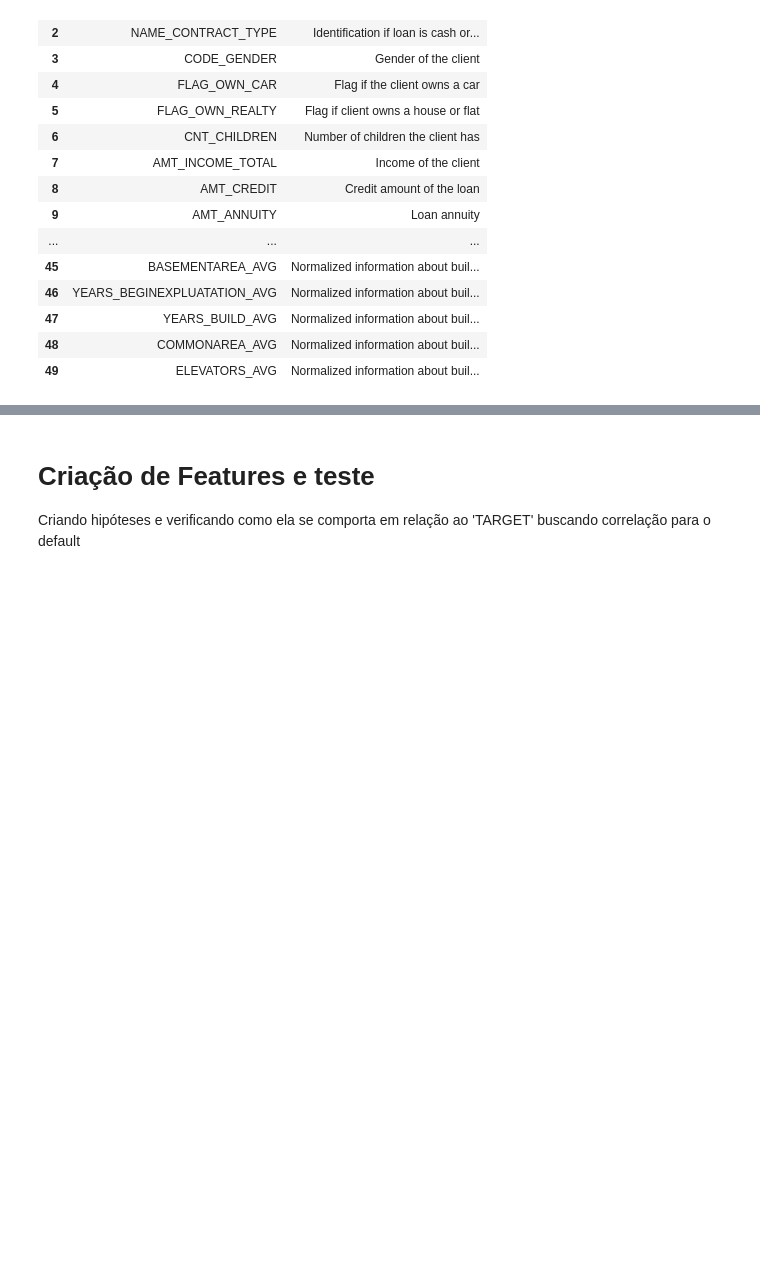
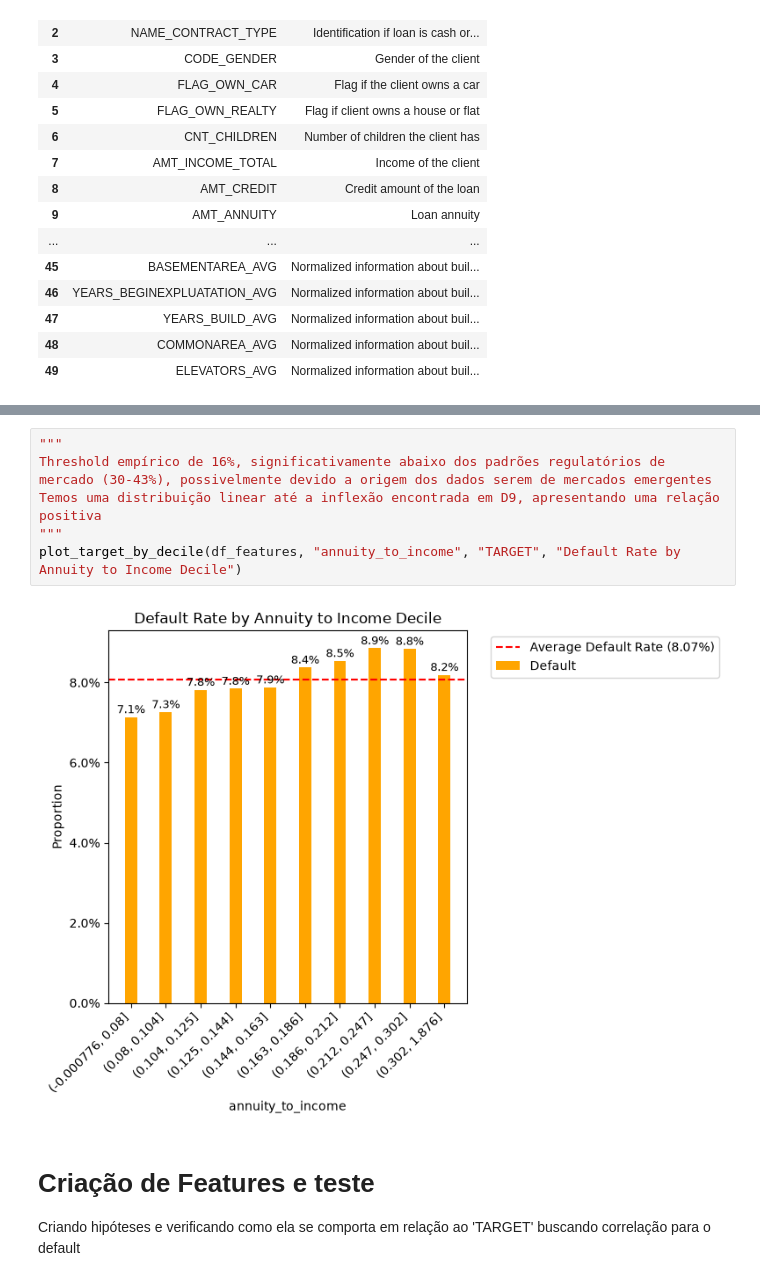
Before and after one commit to GGGBSILVESTRE1/Predicao_inadimplencia, a Jupyter notebook: notebooks/EDA.ipynb, the cells around one changed output, grey strips where cells are left out. Drawn from its saved outputs; the diff is of its cells as text; blank space fills up the shorter version.

```diff
--- a/notebooks/EDA.ipynb
+++ b/notebooks/EDA.ipynb
@@ -282,3 +145,11 @@ ax.legend()
+# %%
+"""
+Threshold empírico de 16%, significativamente abaixo dos padrões regulatórios de mercado (30-43%), possivelmente devido a origem dos dados serem de mercados emergentes
+Temos uma distribuição linear até a inflexão encontrada em D9, apresentando uma relação positiva
+"""
+plot_target_by_decile(df_features, "annuity_to_income", "TARGET", "Default Rate by Annuity to Income Decile")
+# %% [output]
+[figure, added]
 # %% [markdown]
 # Criação de Features e teste
 
```
Also changed, not shown: parts of 44 cells of this notebook, 3 other files.
